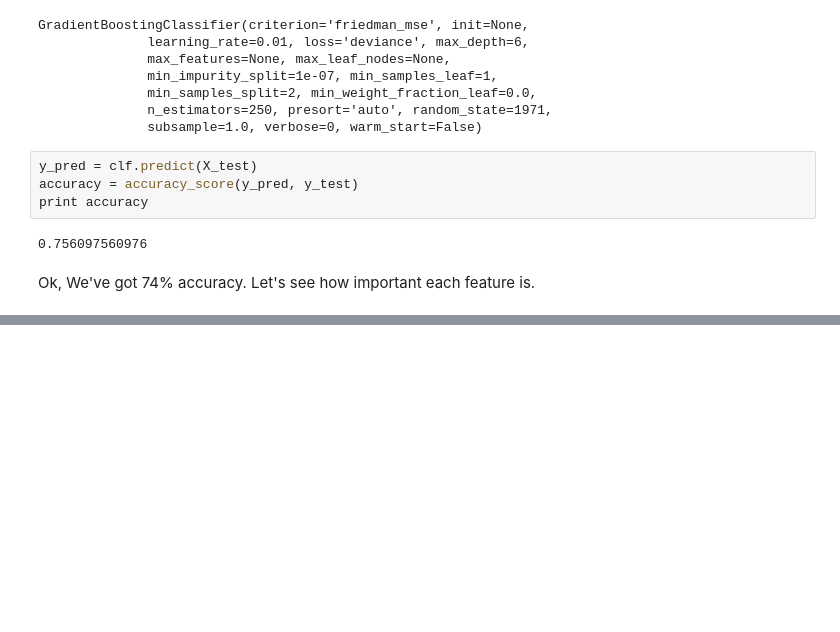
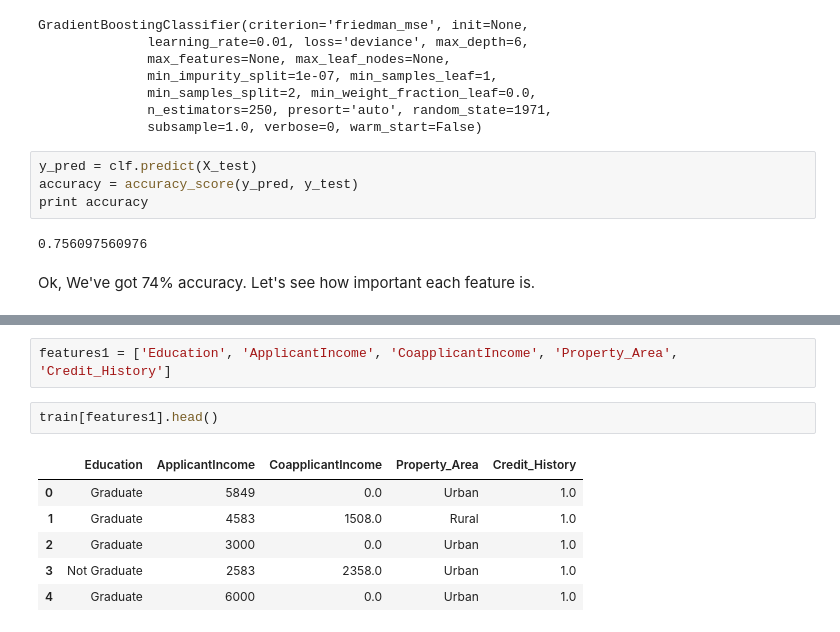
Before and after one commit to qmaruf/analytics_vidhya, a Jupyter notebook: loan_prediction/src/2.ipynb, the cells around one changed output, grey strips where cells are left out. Saved outputs shown, nothing was run; the diff lists cells and outputs as text; blank space fills up the shorter version.

```diff
--- a/loan_prediction/src/2.ipynb
+++ b/loan_prediction/src/2.ipynb
@@ -150,0 +173,11 @@ g = sns.barplot(x=feature_names, y=clf.feature_importances_)
+# %%
+features1 = ['Education', 'ApplicantIncome', 'CoapplicantIncome', 'Property_Area', 'Credit_History']
+# %%
+train[features1].head()
+# %% [output]
+|  | Education | ApplicantIncome | CoapplicantIncome | Property_Area | Credit_History |
+| 0 | Graduate | 5849 | 0.0 | Urban | 1.0 |
+| 1 | Graduate | 4583 | 1508.0 | Rural | 1.0 |
+| 2 | Graduate | 3000 | 0.0 | Urban | 1.0 |
+| 3 | Not Graduate | 2583 | 2358.0 | Urban | 1.0 |
+| 4 | Graduate | 6000 | 0.0 | Urban | 1.0 |
```
Also changed, not shown: parts of 11 cells of this notebook.
